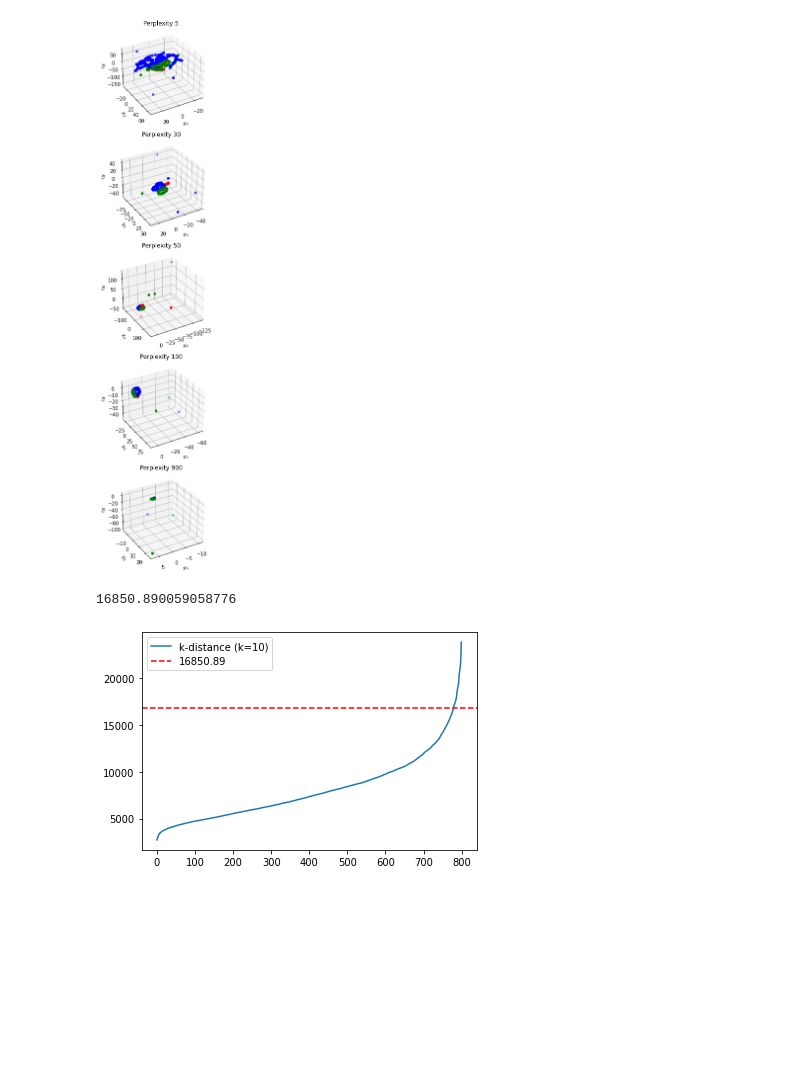
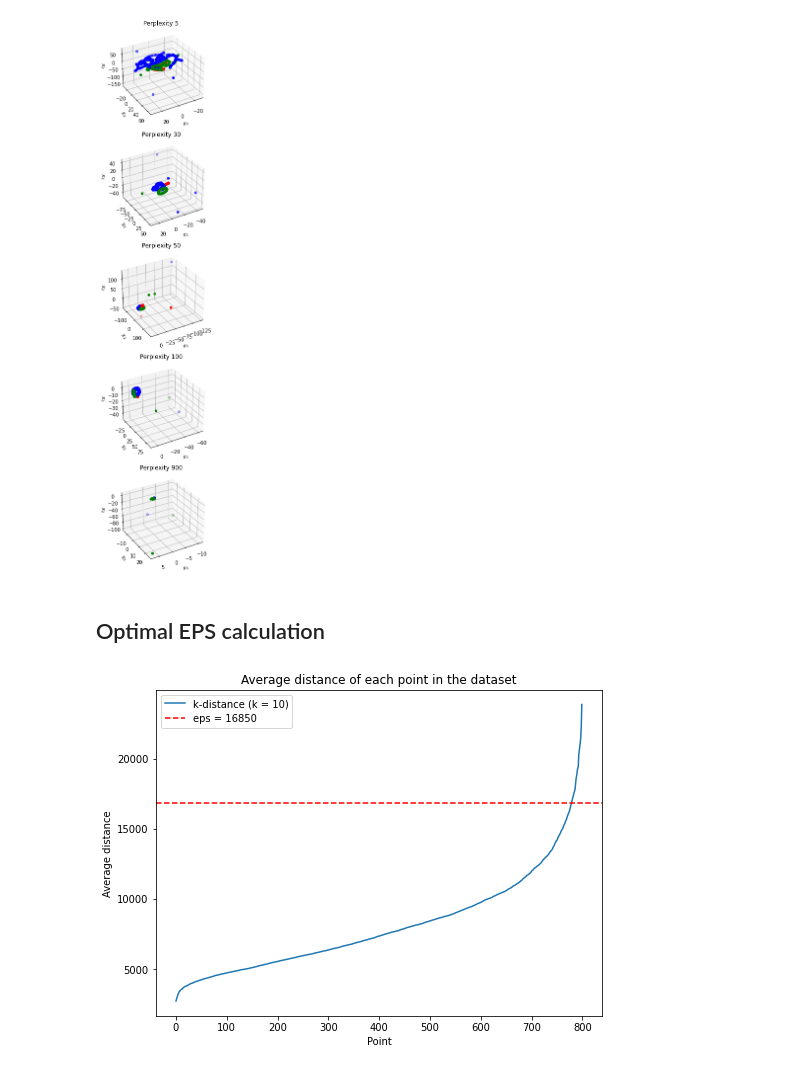
Before and after one commit to giuliacampesan/UniversityAssignments, a Jupyter notebook: 04_week/LoCPdown_week04.ipynb, the cells around one changed output. Saved outputs shown, nothing was run; the diff lists cells and outputs as text; code cells hidden in the pictures; blank space fills up the shorter version.

```diff
--- a/04_week/LoCPdown_week04.ipynb
+++ b/04_week/LoCPdown_week04.ipynb
@@ -107,37 +109,44 @@ for i in range(len(perplexity_list)):
 plt.show()
 # %% [output]
 [figure]
+# %% [markdown]
+## Optimal EPS calculation
 # %%
 from sklearn.neighbors import NearestNeighbors
 
+plt.figure(figsize=(8,6))
 def find_slope(dist, pct = 0.01):
     flag = 0
     epsilon = 0
     for i in range(200,len(dist)):
         if flag == 0:
             if dist[i+1]/dist[i] > (1+pct):
                 epsilon = (dist[i]+dist[i+1])/2.
                 flag = 1
-
     return epsilon
 
 dataset = df_raw.copy()
 
 neighbors = NearestNeighbors(n_neighbors=11)
 neighbors_fit = neighbors.fit(dataset)
 distances, indices = neighbors_fit.kneighbors(dataset)
+#ordering distances from smaller to higher
 distances = np.sort(distances, axis=0)
+#removing the distance from the point to itself
 distances = distances[:,1:]
-distances = distances.mean(axis = 1)
-eps = find_slope(distances, .01)
-plt.plot(distances, label = 'k-distance (k=10)')
-plt.axhline(eps, c='r', ls = '--', label = '{:.2f}'.format(eps))
-print(eps)
+#taking the average, if not, eps will be underestimated
+distances = distances.mean(axis=1)
+eps = find_slope(distances,.01)
+
+plt.plot(distances, label = 'k-distance (k = 10)')
+plt.title('Average distance of each point in the dataset')
+plt.xlabel('Point')
+plt.ylabel('Average distance')
+plt.axhline(eps, c='r', ls = '--', label = 'eps = {}'.format(int(eps)))
 plt.legend()
 plt.show()
 # %% [output]
-16850.890059058776
-[figure, old version]
+[figure, new version]
 # %%
 from sklearn.cluster import DBSCAN
 from sklearn.preprocessing import StandardScaler
```
Also changed, not shown: parts of 9 cells of this notebook.
